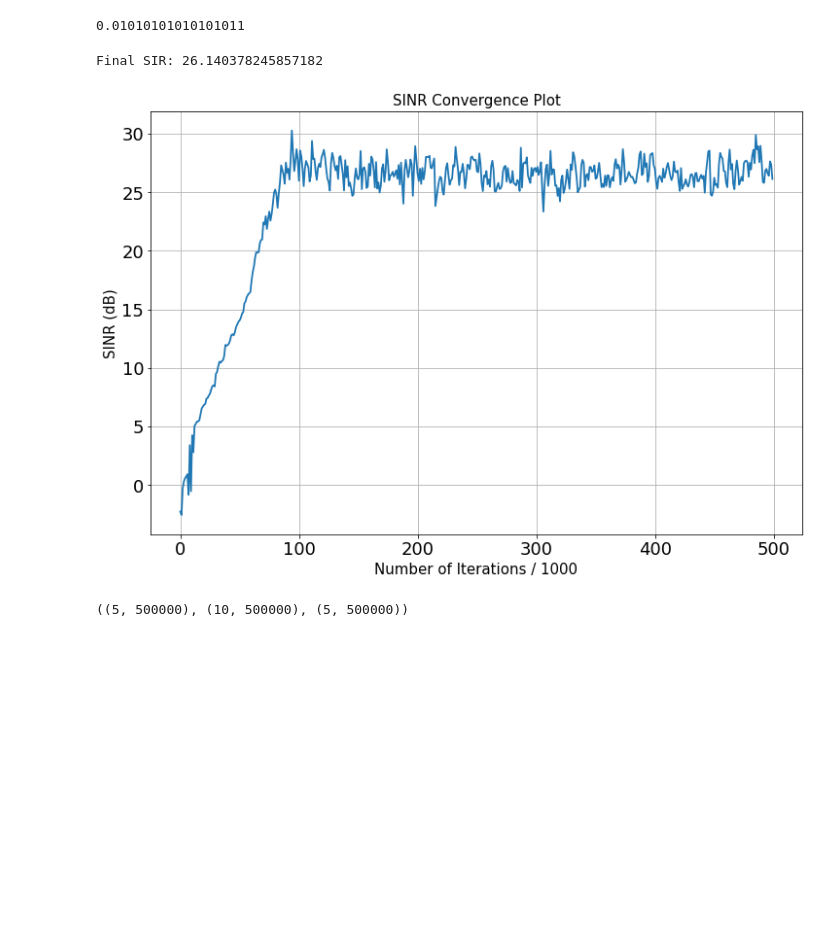
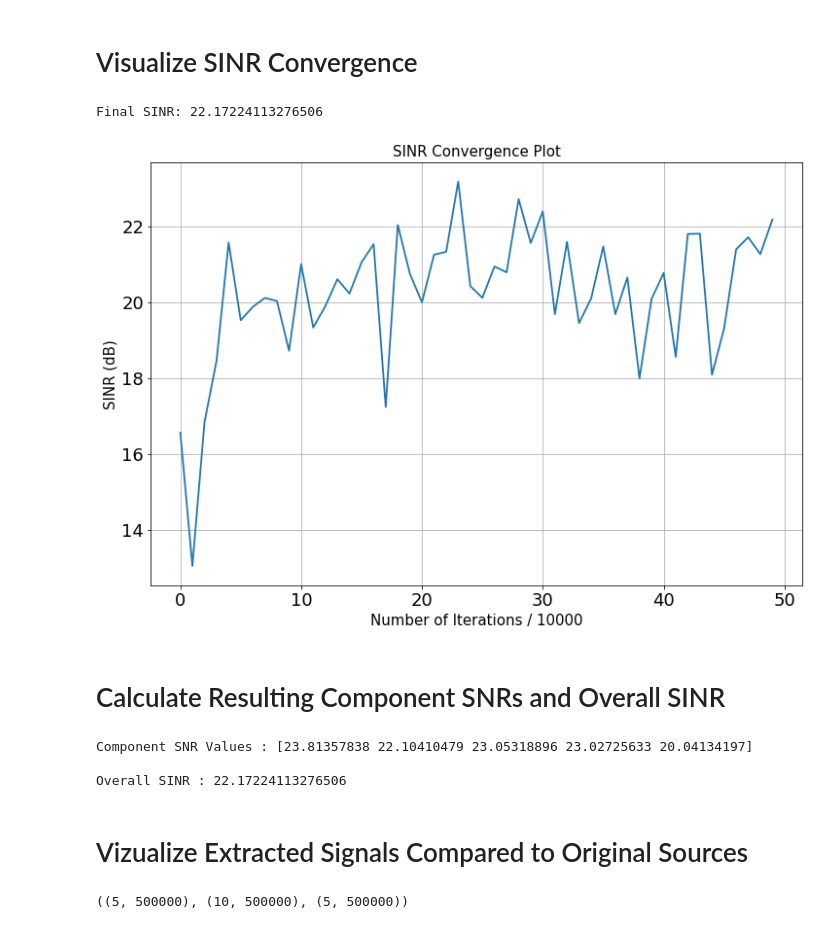
Before and after one commit to BariscanBozkurt/Biologically-Plausible-Correlative-Information-Maximization-for-Blind-Source-Separation, a Jupyter notebook: Numerical_Experiments_LDMI/LDMI_Antisparse_Dependent_Copula_HighCorr_Exp.ipynb, the cells around one changed output. Cells and saved outputs as stored; diff of their text form; code cells hidden in the pictures; blank space fills up the shorter version.

Commit message:
sinr visualization

```diff
--- a/Numerical_Experiments_LDMI/LDMI_Antisparse_Dependent_Copula_HighCorr_Exp.ipynb
+++ b/Numerical_Experiments_LDMI/LDMI_Antisparse_Dependent_Copula_HighCorr_Exp.ipynb
@@ -21,7 +25,7 @@ from LDMIBSS import *
 N = 500000
 NumberofSources = 5
 NumberofMixtures = 10
-S = generate_correlated_copula_sources(rho = 0.7, df = 4, n_sources = NumberofSources,
+S = generate_correlated_copula_sources(rho = 0.8, df = 4, n_sources = NumberofSources,
                                        size_sources = N , decreasing_correlation = False)
 S = 2 * S -1
 print("The following is the correlation matrix of sources")
@@ -71,7 +79,6 @@ subplot_1D_signals(X.T[0:100], title = 'Mixture Signals', figsize = (15,18), col
 # %%
 lambday = 1 - 1e-1/10
 lambdae = 1 - 1e-1/10
-beta = 30
 s_dim = S.shape[0]
 x_dim = X.shape[0]
 
@@ -80,7 +87,7 @@ By = 5 * np.eye(s_dim)
 # Inverse error covariance
 Be = 10000 * np.eye(s_dim)
 
-debug_iteration_point = 1000
-model = OnlineLDMIBSS(s_dim = s_dim, x_dim = x_dim, muW = 1e-3, lambday = lambday,
-                      lambdae = lambdae, beta = beta, By = By, Be = Be, neural_OUTPUT_COMP_TOL = 1e-6,
+debug_iteration_point = 10000
+model = OnlineLDMIBSS(s_dim = s_dim, x_dim = x_dim, muW = 30*1e-3, lambday = lambday,
+                      lambdae = lambdae, By = By, Be = Be, neural_OUTPUT_COMP_TOL = 1e-6,
                       set_ground_truth = True, S = S, A = A)
@@ -95,17 +104,35 @@ model.fit_batch_antisparse(X = X, n_epochs = 1, neural_dynamic_iterations = 500,
-# %%
-model.game
-# %% [output]
-0.01010101010101011
+# %% [markdown]
+# Visualize SINR Convergence
 # %%
 mpl.rcParams['xtick.labelsize'] = 18
 mpl.rcParams['ytick.labelsize'] = 18
-plot_convergence_plot(model.SIR_list, xlabel = 'Number of Iterations / {}'.format(debug_iteration_point),
+plot_convergence_plot(model.SINR_list, xlabel = 'Number of Iterations / {}'.format(debug_iteration_point),
                      ylabel = 'SINR (dB)', title = 'SINR Convergence Plot', colorcode = None, linewidth = 1.8)
 
-print('Final SIR: {}'.format(np.array(model.SIR_list[-1])))
+print('Final SINR: {}'.format(np.array(model.SINR_list[-1])))
 # %% [output]
-Final SIR: 26.140378245857182
+Final SINR: 22.17224113276506
-[figure, old version]
+[figure, new version]
+# %% [markdown]
+# Calculate Resulting Component SNRs and Overall SINR
+# %%
+Wf = model.compute_overall_mapping(return_mapping = True)
+Y_ = Wf @ X
+Y_ = model.signed_and_permutation_corrected_sources(S.T,Y_.T)
+coef_ = (Y_ * S.T).sum(axis = 0) / (Y_ * Y_).sum(axis = 0)
+Y_ = coef_ * Y_
+
+print("Component SNR Values : {}\n".format(snr(S.T, Y_)))
+
+SINR = 10*np.log10(model.CalculateSINR(Y_.T, S)[0])
+
+print("Overall SINR : {}".format(SINR))
+# %% [output]
+Component SNR Values : [23.81357838 22.10410479 23.05318896 23.02725633 20.04134197]
+
+Overall SINR : 22.17224113276506
+# %% [markdown]
+# Vizualize Extracted Signals Compared to Original Sources
 # %%
 Wf = model.compute_overall_mapping(return_mapping = True)
 Y = Wf @ X
```
Also changed, not shown: parts of 11 cells of this notebook, 6 other files.
